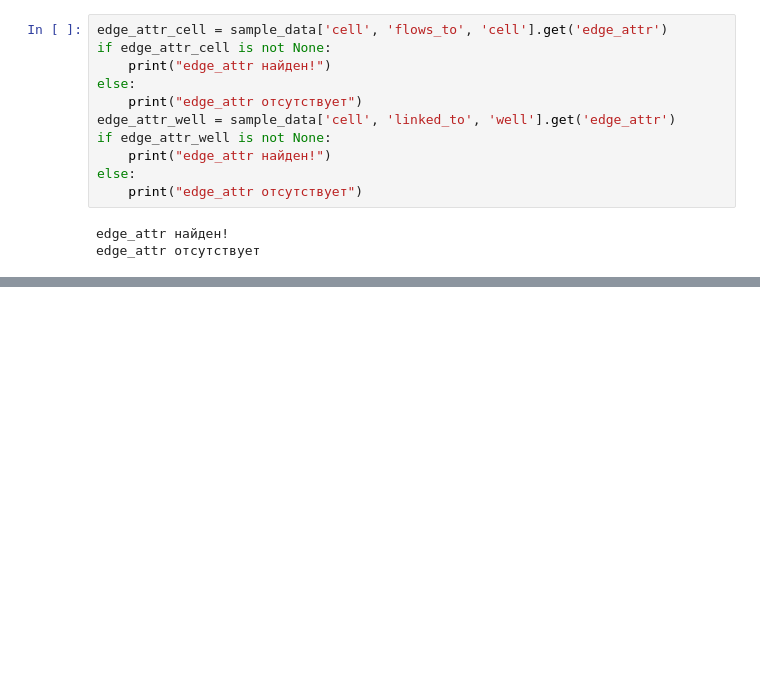
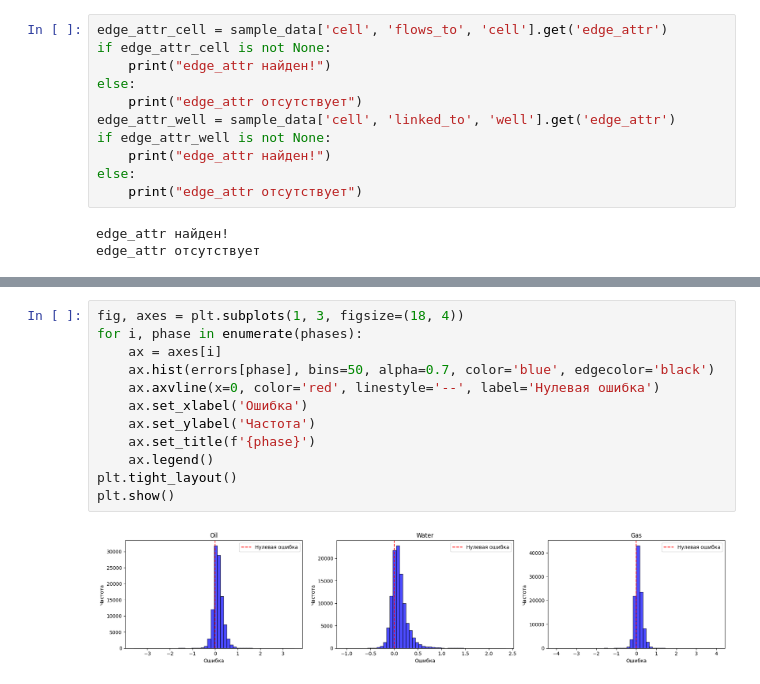
Before and after one commit to VolzheninDamir/GNN, a Jupyter notebook: GNN_dataset_test/dataloaders.ipynb, the cells around one changed output, grey strips where cells are left out. Cells and saved outputs as stored; diff of their text form; blank space fills up the shorter version.

```diff
--- a/GNN_dataset_test/dataloaders.ipynb
+++ b/GNN_dataset_test/dataloaders.ipynb
@@ -343,0 +510,14 @@ ModuleNotFoundError: No module named 'plotly'
+# %%
+fig, axes = plt.subplots(1, 3, figsize=(18, 4))
+for i, phase in enumerate(phases):
+    ax = axes[i]
+    ax.hist(errors[phase], bins=50, alpha=0.7, color='blue', edgecolor='black')
+    ax.axvline(x=0, color='red', linestyle='--', label='Нулевая ошибка')
+    ax.set_xlabel('Ошибка')
+    ax.set_ylabel('Частота')
+    ax.set_title(f'{phase}')
+    ax.legend()
+plt.tight_layout()
+plt.show()
+# %% [output]
+[figure, added]
```
Also changed, not shown: parts of 47 cells of this notebook, 34 other files.
